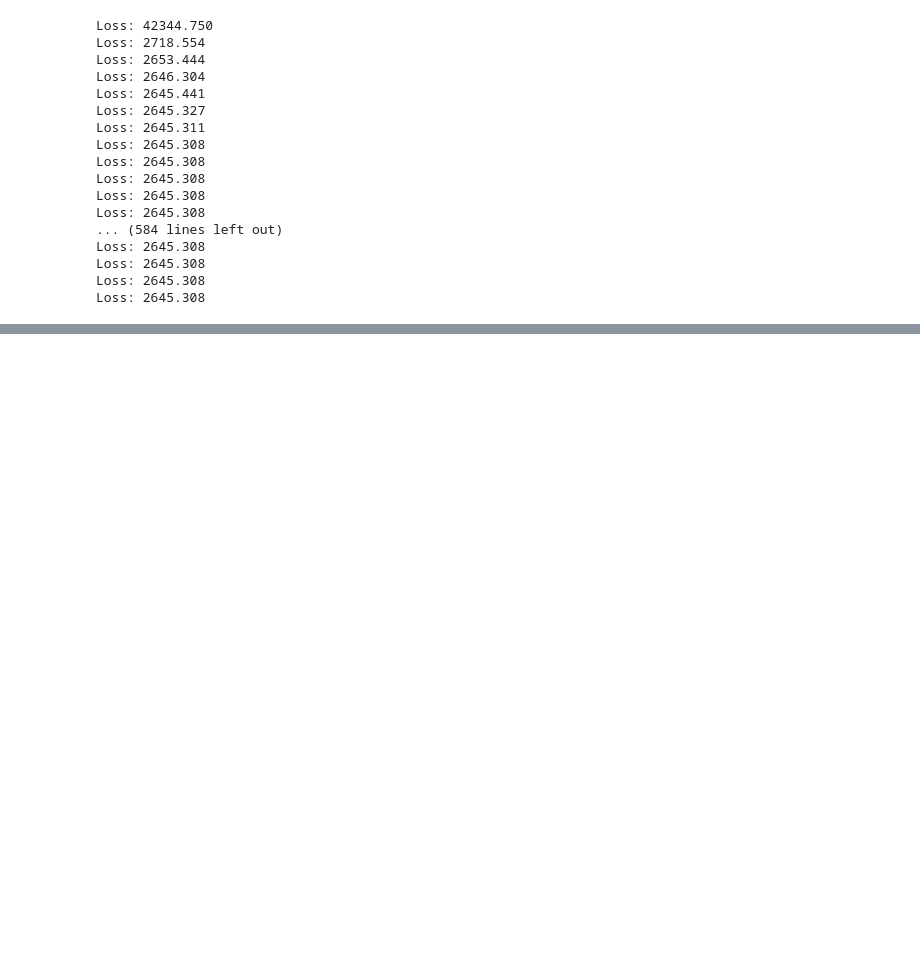
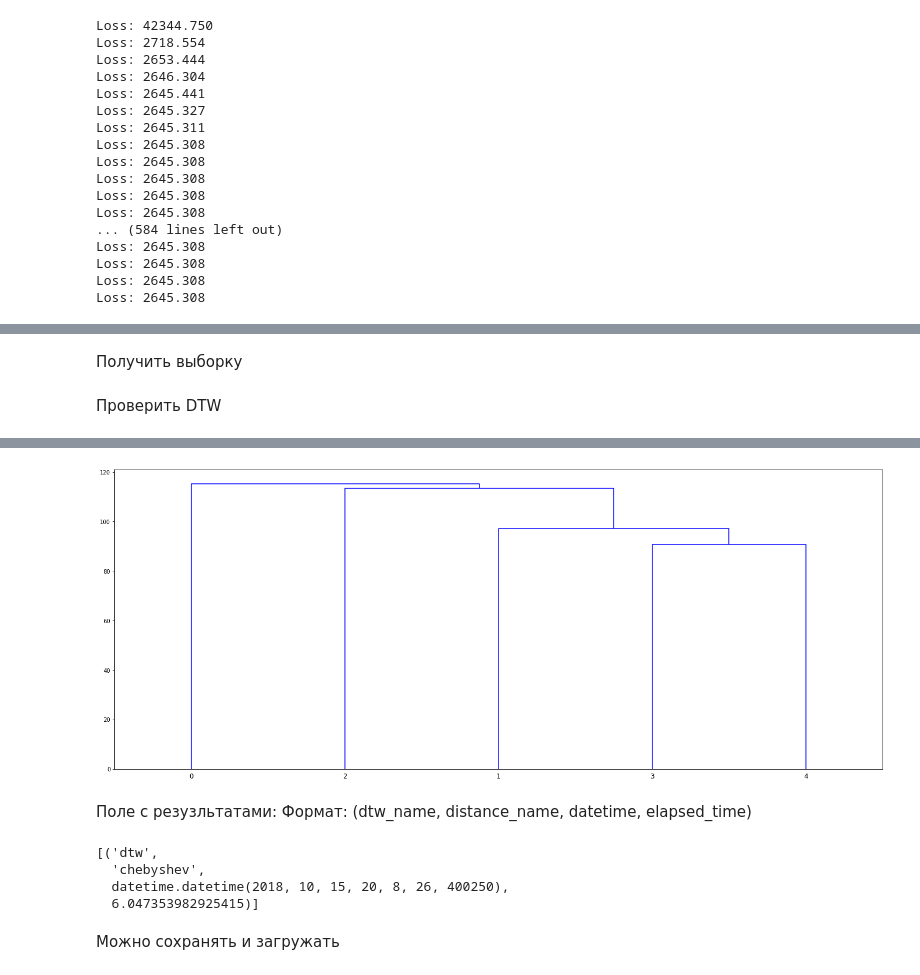
Before and after one commit to igor-yusupov/2018-Project-3, a Jupyter notebook: code/input_data.ipynb, the cells around one changed output, grey strips where cells are left out. Saved outputs shown, nothing was run; the diff lists cells and outputs as text; code cells hidden in the pictures; blank space fills up the shorter version.

```diff
--- a/code/input_data.ipynb
+++ b/code/input_data.ipynb
@@ -271,0 +282,4 @@ Loss: 2645.308
+# %%
+tests = TestFactory()
+# %% [markdown]
+Получить выборку
@@ -271,0 +288,5 @@ Loss: 2645.308
+# %% [markdown]
+Проверить DTW
+# %%
+tests.test_dtw(dtw_custom, distance.chebyshev, sample_size=5, visualize=True)
+# %% [output]
@@ -271,0 +294,13 @@ Loss: 2645.308
+[figure, added]
+# %% [markdown]
+Поле с резузльтатами:
+Формат: (dtw_name, distance_name, datetime, elapsed_time)
+# %%
+tests.results
+# %% [output]
+[('dtw',
+  'chebyshev',
+  datetime.datetime(2018, 10, 15, 20, 8, 26, 400250),
+  6.047353982925415)]
+# %% [markdown]
+Можно сохранять и загружать
```
Also changed, not shown: parts of 7 cells of this notebook, 1 other file.
